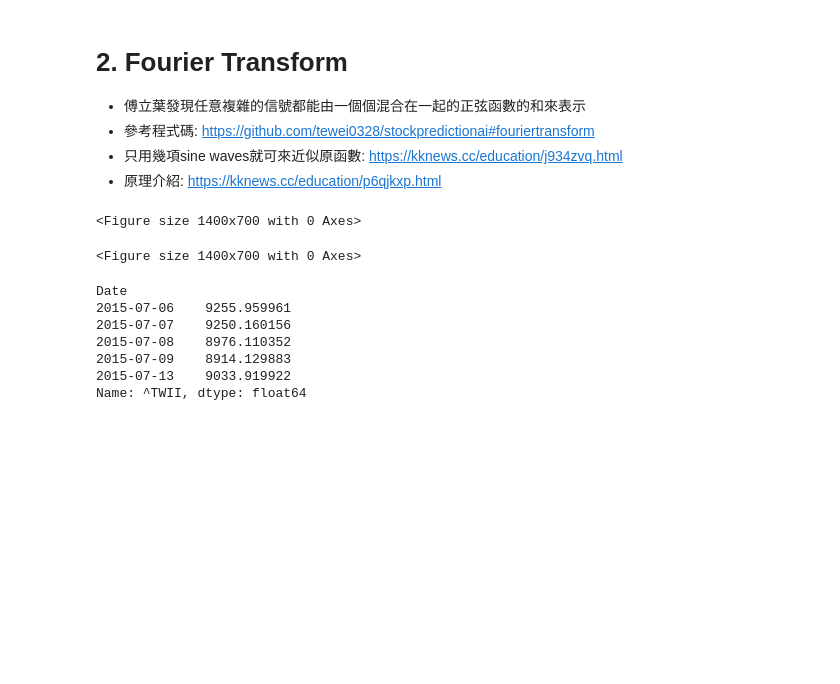
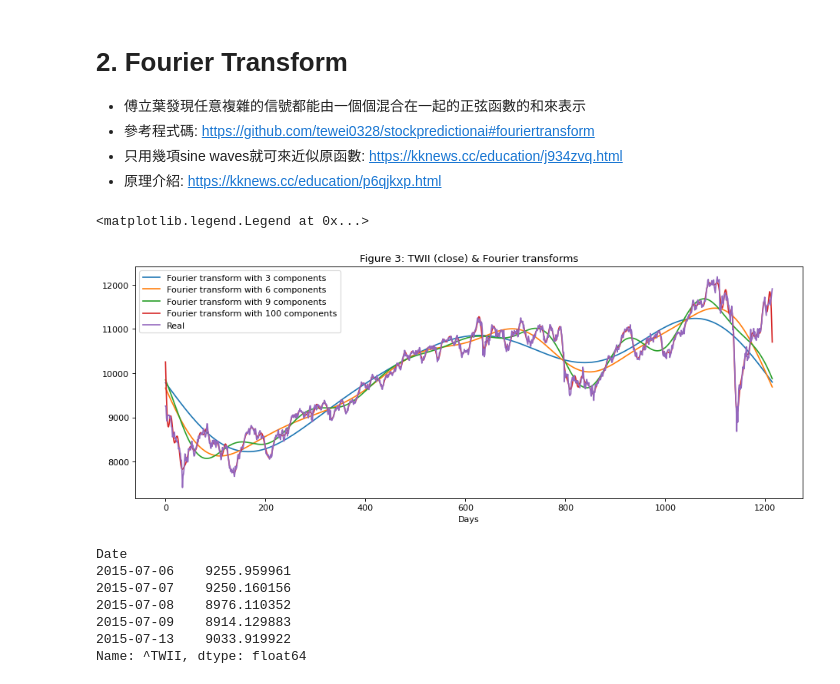
Before and after one commit to tewei0328/teach-TS, a Jupyter notebook: TS_datareader_Fourier_markup.ipynb, the cells around one changed output. Saved outputs shown, nothing was run; the diff lists cells and outputs as text; code cells hidden in the pictures; blank space fills up the shorter version.

```diff
--- a/TS_datareader_Fourier_markup.ipynb
+++ b/TS_datareader_Fourier_markup.ipynb
@@ -99,19 +99,30 @@ import matplotlib.pyplot as plt
 # %%
 """ Code to create the Fuorier trasfrom  """
 #-----------------------------------------------
 #1.要先將series資料轉成list, 再轉成np的array, 如此才能使用np的fast Fourier transform
 data_FT = df['^TWII']
 data_FT=data_FT.dropna() #除去空值, 否則fft會跑不出來結果
 close_fft = np.fft.fft(np.asarray(data_FT.tolist()))
 #-----------------------------------------------
 #2.畫圖前, 要先將資料載回dataframe
 fft_df = pd.DataFrame({'fft':close_fft})
-fft_df['absolute'] = fft_df['fft'].apply(lambda x: np.abs(x))
-fft_df['angle'] = fft_df['fft'].apply(lambda x: np.angle(x))
-plt.figure(figsize=(14, 7), dpi=100)
+fft_df['absolute'] = fft_df['fft'].apply(lambda x: np.abs(x)) # 取出大小
+fft_df['angle'] = fft_df['fft'].apply(lambda x: np.angle(x))  # 取出角度
+plt.figure(figsize=(14, 5), dpi=80)
+
+fft_list = np.asarray(fft_df['fft'].tolist())
+for num_ in [3, 6, 9, 100]:
+    fft_list_m10= np.copy(fft_list); fft_list_m10[num_:-num_]=0
+    plt.plot(np.fft.ifft(fft_list_m10), label='Fourier transform with {} components'.format(num_))
+
+plt.plot(data_FT.to_list(),  label='Real') #將series轉成list, 去除時間，才能和其他不帶時間的資料一起畫圖
+plt.xlabel('Days')
+plt.ylabel('')
+plt.title('Figure 3: TWII (close) & Fourier transforms')
+plt.legend()
 # %% [output]
-<Figure size 1400x700 with 0 Axes>
+<matplotlib.legend.Legend at 0x...>
-<Figure size 1400x700 with 0 Axes>
+[figure, added]
 # %%
 data_FT.head()
 # %% [output]
```
Also changed, not shown: parts of 2 cells of this notebook.
